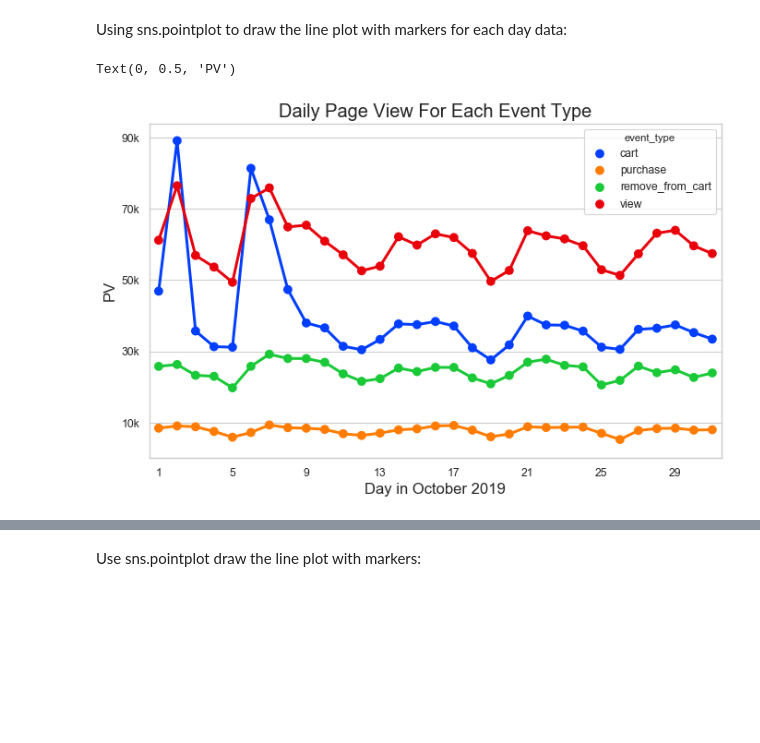
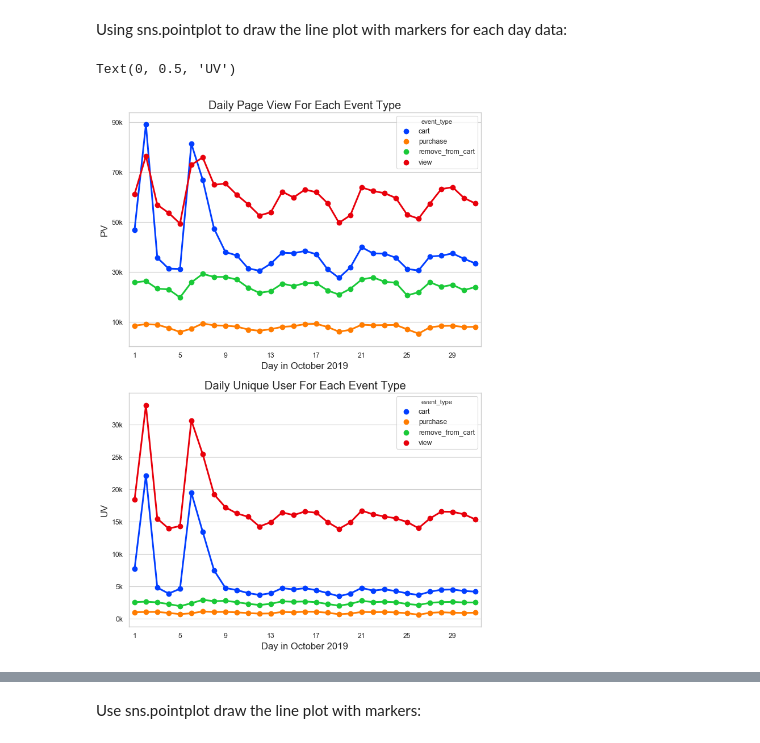
Before and after one commit to JanizzaCao/Janice_Cao_projects, a Jupyter notebook: 02_cosmetic_ecommerce/Cosmetic_Ecommerce_Shop_User_Events_Analysis.ipynb, the cells around one changed output, grey strips where cells are left out. Cells and saved outputs as stored; diff of their text form; code cells hidden in the pictures; blank space fills up the shorter version.

```diff
--- a/02_cosmetic_ecommerce/Cosmetic_Ecommerce_Shop_User_Events_Analysis.ipynb
+++ b/02_cosmetic_ecommerce/Cosmetic_Ecommerce_Shop_User_Events_Analysis.ipynb
@@ -314,4 +311,4 @@ Using the groupby method or pivor table method:
 # %%
 #daily
 pv_event = df.groupby(['event_type','date']).user_id.count().reset_index().rename(columns = {'user_id':"pv"})
-pv_event.head()
+uv_event = df.groupby(['event_type','date']).user_id.nunique().reset_index().rename(columns = {'user_id':"uv"})
@@ -348,18 +319,28 @@ pd.pivot_table(pv_event, values = 'pv', index = 'date',
 # %% [markdown]
 Using sns.pointplot to draw the line plot with markers for each day data:
 # %%
-fig = plt.figure(figsize = (10, 6), dpi = 80)
+fig = plt.figure(figsize = (10, 15), dpi = 80)
 sns.set(style = 'whitegrid', palette = 'bright')
-ax = fig.add_subplot()
+ax = fig.add_subplot(2,1,1)
 sns.pointplot(data = pv_event, x = 'date', y = 'pv', hue = 'event_type')
 ax.set_xticks(range(0,pv_event.date.nunique()+1,4))
 ax.set_xticklabels(range(1,pv_event.date.nunique()+1,4))
 ax.set_yticks(range(10000,90001,20000))
 ax.set_yticklabels(['10k','30k','50k','70k','90k'])
 plt.title('daily page view for each event type'.title(), fontsize = 18)
 plt.xlabel('Day in October 2019', fontsize = 15)
 plt.ylabel('PV', fontsize = 15)
 #plt.savefig('2.12 daily page view for each event type.png')
+
+ax = fig.add_subplot(2,1,2)
+sns.pointplot(data = uv_event, x = 'date', y = 'uv', hue = 'event_type')
+ax.set_xticks(range(0,uv_event.date.nunique()+1,4))
+ax.set_xticklabels(range(1,uv_event.date.nunique()+1,4))
+ax.set_yticks(range(0,30001,5000))
+ax.set_yticklabels(['0k','5k','10k','15k','20k','25k','30k'])
+plt.title('daily unique user for each event type'.title(), fontsize = 18)
+plt.xlabel('Day in October 2019', fontsize = 15)
+plt.ylabel('UV', fontsize = 15)
 # %% [output]
-Text(0, 0.5, 'PV')
+Text(0, 0.5, 'UV')
-[figure, old version]
+[figure, new version]
```
Also changed, not shown: parts of 106 cells of this notebook.
